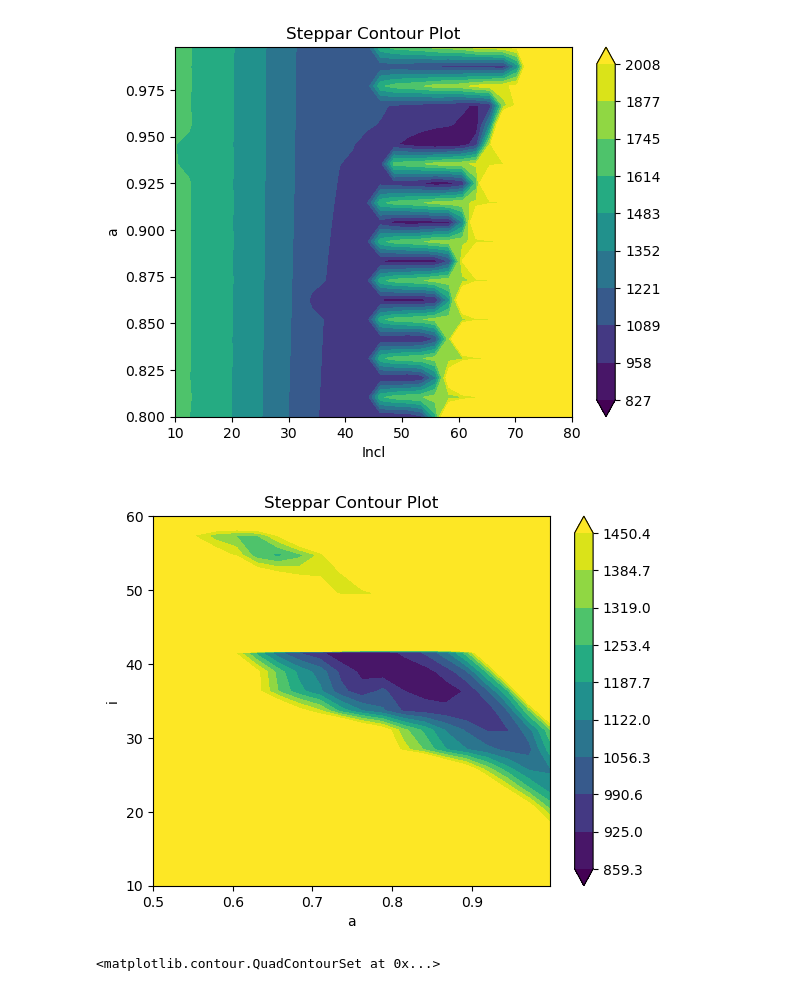
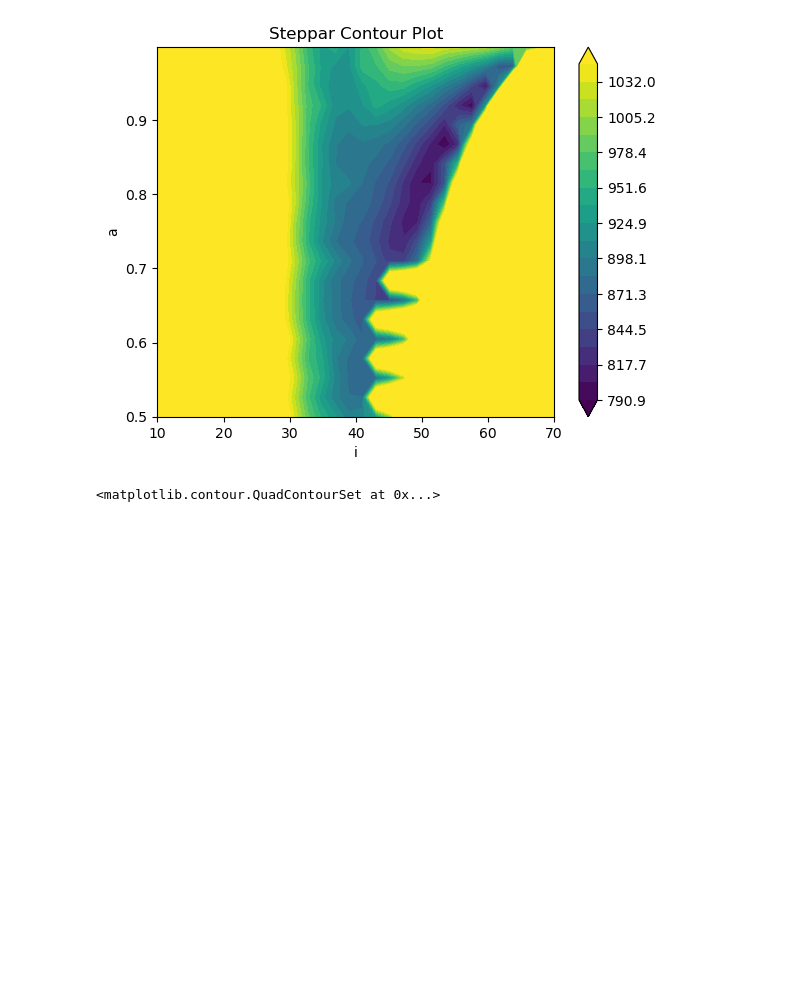
Before and after one commit to xifengdaocao/xspec2plot, a Jupyter notebook: contour plot.ipynb, the cells around one changed output. Saved outputs shown, nothing was run; the diff lists cells and outputs as text; code cells hidden in the pictures; blank space fills up the shorter version.

```diff
--- a/contour plot.ipynb
+++ b/contour plot.ipynb
@@ -140,9 +140,10 @@ def plot_density_contour(infile,mytitle='Steppar Contour Plot',p=0.5,N=20):
 
     return conpl
 # %%
-plot_density_contour('diskbb_a_i.txt',p=0.15,N=10)
-plot_density_contour('kerrbb_a_i.txt',p=0.008,N=10)
+# # plot_density_contour('diskbb_a_i.txt',p=0.15,N=10)
+# # plot_density_contour('kerrbb_a_i.txt',p=0.008,N=10)
+# plot_density_contour('kerr_free_a_i.txt',p=0.2,N=20)
+plot_density_contour('simp-kerr-relCp_a-i_con.txt',p=0.05)
 # %% [output]
-[figure, old version]
+[figure, new version]
-[figure, removed]
 <matplotlib.contour.QuadContourSet at 0x...>
```
Also changed, not shown: parts of 1 cell of this notebook, 3 other files.
